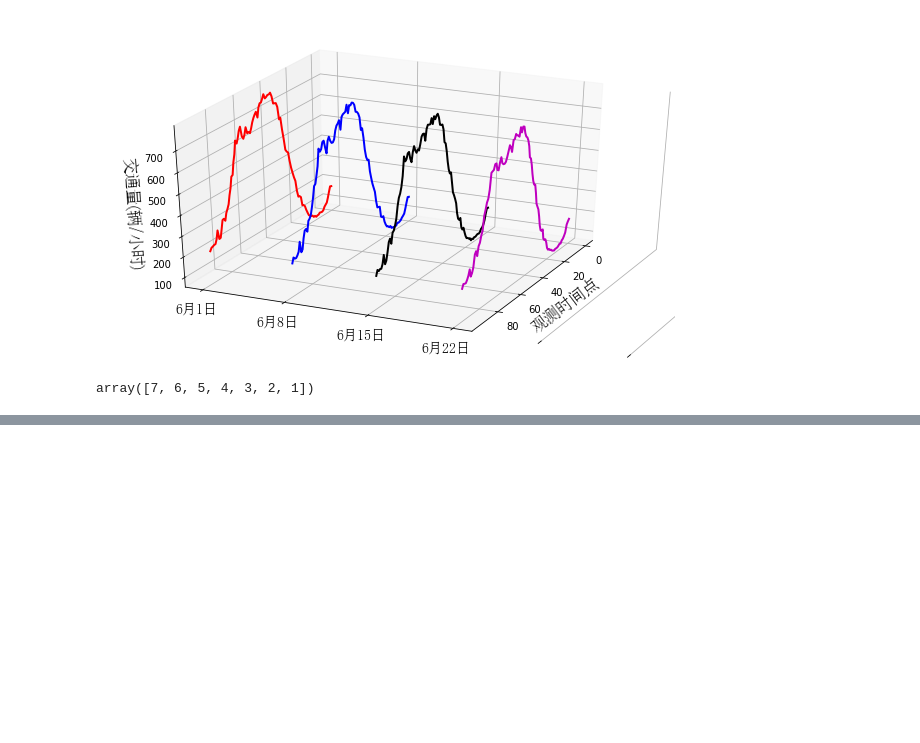
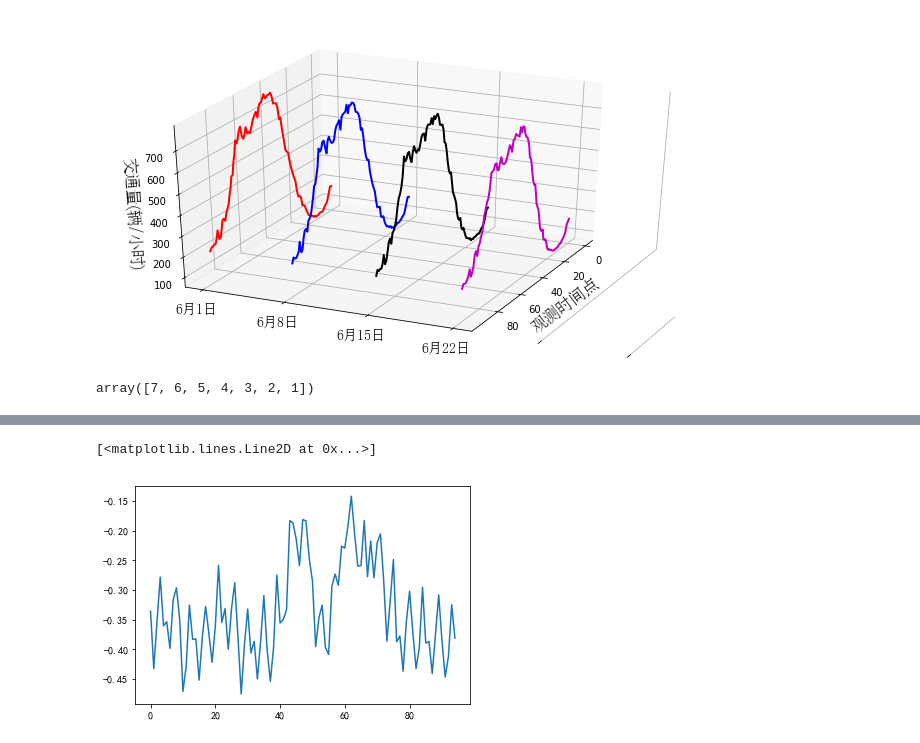
Before and after one commit to theMYang/freedom, a Jupyter notebook: 2matrixConstructor.ipynb, the cells around one changed output, grey strips where cells are left out. Cells and saved outputs as stored; diff of their text form; code cells hidden in the pictures; blank space fills up the shorter version.

Commit message:
moran

```diff
--- a/2matrixConstructor.ipynb
+++ b/2matrixConstructor.ipynb
@@ -238,0 +399,3 @@ array([7, 6, 5, 4, 3, 2, 1])
+# %%
+trafficV_field = trafficV[['LinkRef', 'Flow', 'xCoordinate', 'yCoordinate', 'xCenter', 'yCenter', 'Time']]
+trafficV_field = trafficV_field.sort_values(['Time', 'yCoordinate', 'xCoordinate'])
@@ -238,0 +484,45 @@ array([7, 6, 5, 4, 3, 2, 1])
+# %%
+def mi(begin):
+    xl=21; xr=29; yt=27; yd=31;
+    xRange = xr-xl+1; yRange = yd-yt+1
+    points_num = xRange*yRange
+
+    field_chose = (trafficV_field['xCoordinate'].isin([8,9]) & trafficV_field['yCoordinate'].isin([21])) |\
+              (trafficV_field['xCoordinate'].isin([0,1]) & trafficV_field['yCoordinate'].isin([22,23]))|\
+              (trafficV_field['xCoordinate'].isin([2,3,4,5,6,7]) & trafficV_field['yCoordinate'].isin([24]))|\
+              (trafficV_field['xCoordinate'].isin([15,16,17,18]) & trafficV_field['yCoordinate'].isin([25]))|\
+                (trafficV_field['xCoordinate'].isin([5,6]) & trafficV_field['yCoordinate'].isin([26]))
+    points_num = 22
+    trafficV_field_chose = trafficV_field[field_chose]
+
+    # 选取第一个观测时间的区域内采集点，用于计算距离权重矩阵
+    observe_time_point = begin
+    days=2
+    traffic_for_distance_weight = trafficV_field_chose[points_num*(observe_time_point+96*days):points_num*(observe_time_point+1+96*days)]
+
+    # 计算距离权重
+    distance_weight = []
+    flow = []
+    for indexs in traffic_for_distance_weight.index:
+        row = traffic_for_distance_weight.loc[indexs]
+        x = row['xCenter']
+        y = row['yCenter']
+        distance_weight.append([x,y])
+        flow.append(row['Flow'])
+
+    distance_weight_matrix=np.array(distance_weight)
+
+    dis_weight = np.array(EuclideanDistances(distance_weight_matrix, distance_weight_matrix))
+    flow = np.array(flow)
+
+
+    return moranI(dis_weight, flow)
+# %%
+mindex=[]
+for i in range(95):
+    mindex.append(mi(i))
+
+plt.plot(mindex)
+# %% [output]
+[<matplotlib.lines.Line2D at 0x...>]
+[figure, added]
```
Also changed, not shown: parts of 12 cells of this notebook, 11 other files.
